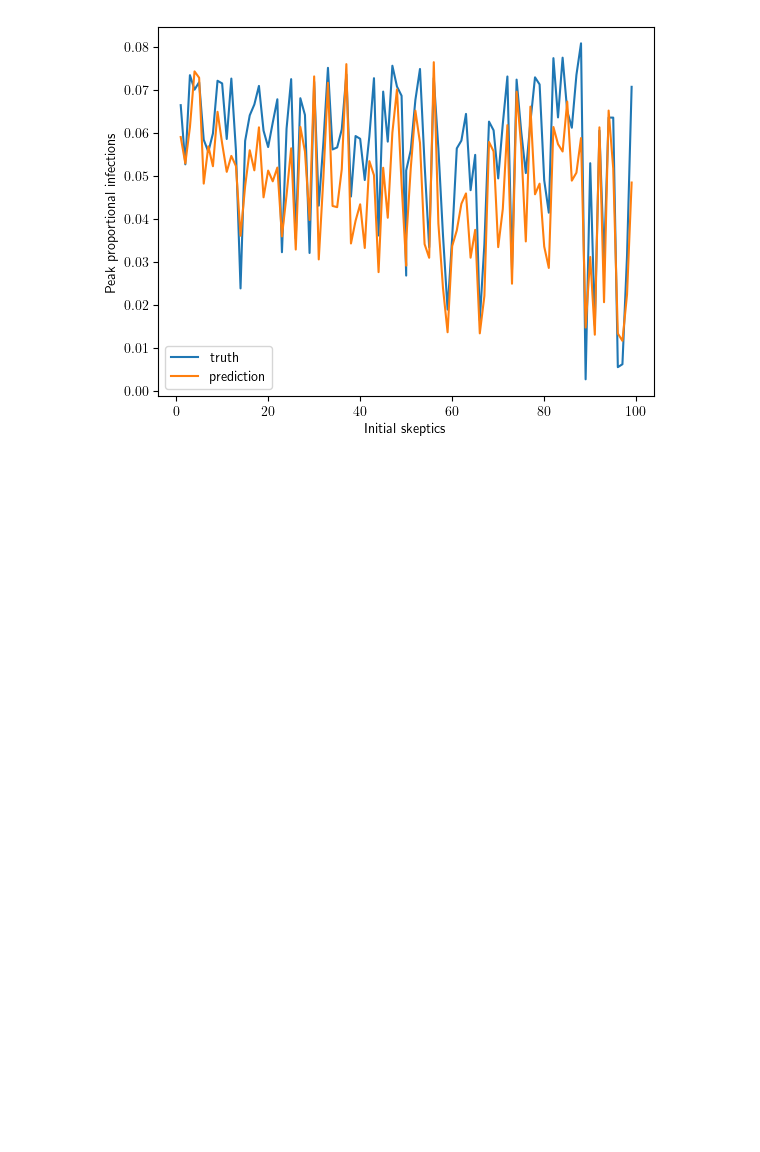
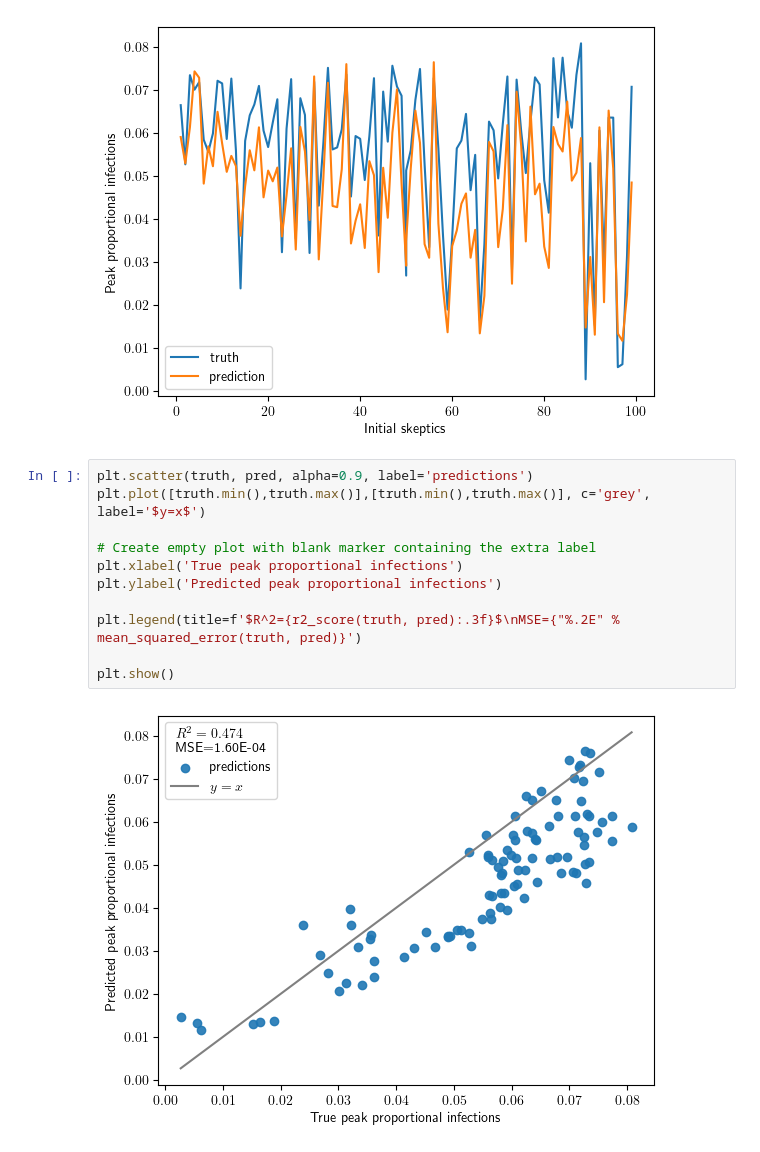
Before and after one commit to gkim65/FRED_misinformation, a Jupyter notebook: gp.ipynb, the cells around one changed output. Saved outputs shown, nothing was run; the diff lists cells and outputs as text; blank space fills up the shorter version.

Commit message:
final error plots

```diff
--- a/gp.ipynb
+++ b/gp.ipynb
@@ -493,3 +493,16 @@ plt.legend()
 plt.show()
 # %% [output]
 [figure]
+# %%
+plt.scatter(truth, pred, alpha=0.9, label='predictions')
+plt.plot([truth.min(),truth.max()],[truth.min(),truth.max()], c='grey', label='$y=x$')
+
+# Create empty plot with blank marker containing the extra label
+plt.xlabel('True peak proportional infections')
+plt.ylabel('Predicted peak proportional infections')
+
+plt.legend(title=f'$R^2={r2_score(truth, pred):.3f}$\nMSE={"%.2E" % mean_squared_error(truth, pred)}')
+
+plt.show()
+# %% [output]
+[figure, added]
```
Also changed, not shown: 1 other file.
